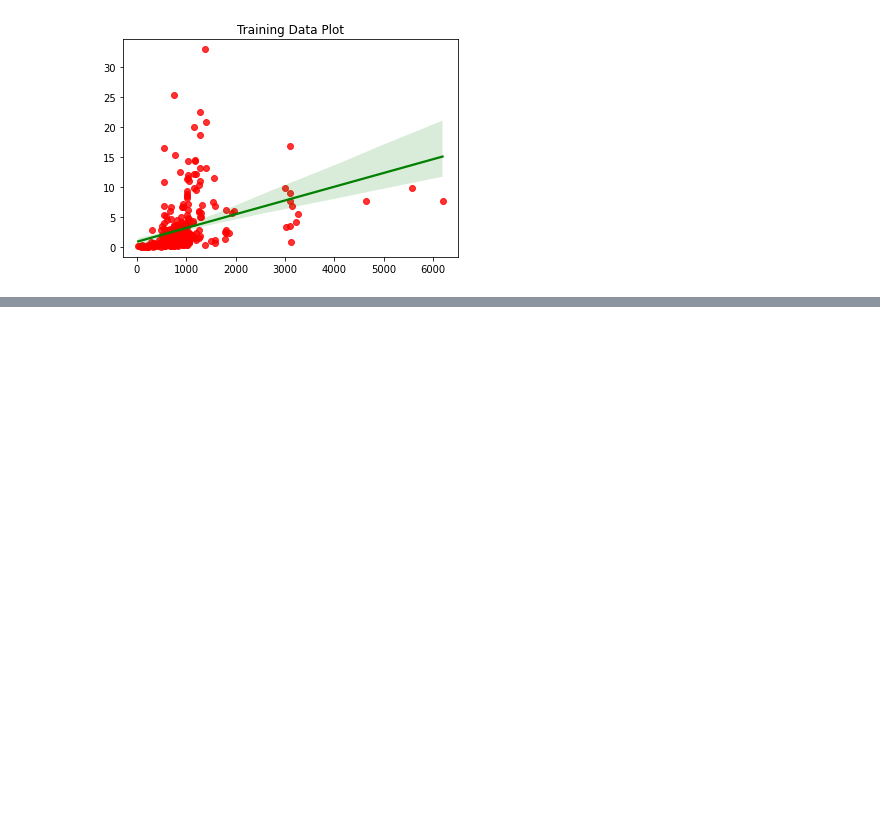
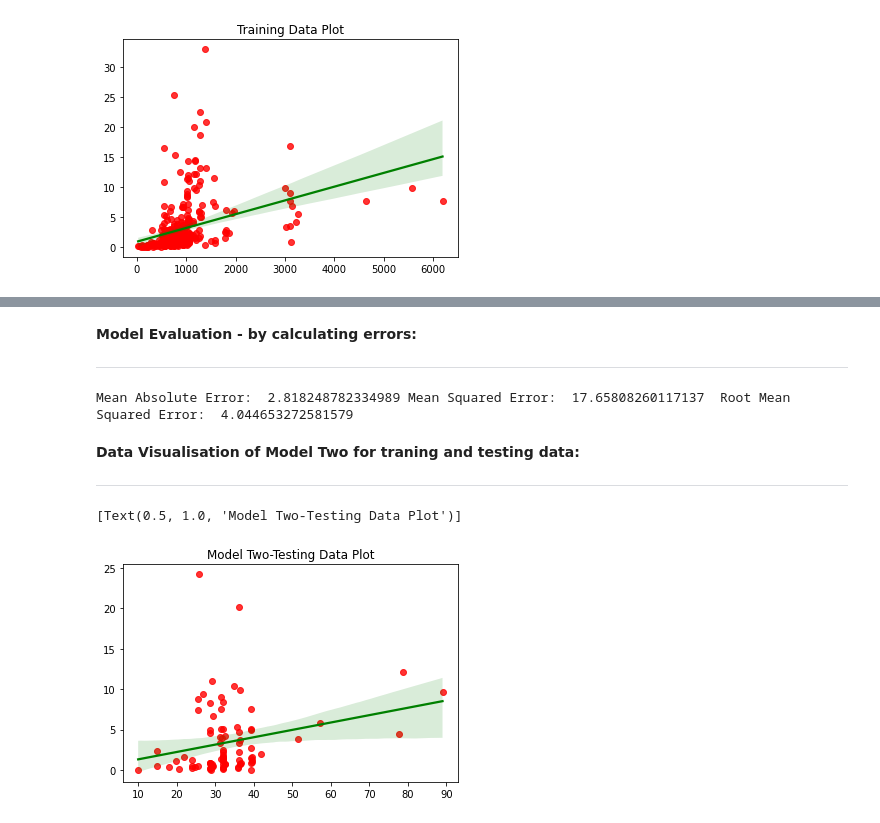
Before and after one commit to Nagmashaik123/Legal-SA, a Jupyter notebook: ShaikAssignment1.ipynb, the cells around one changed output, grey strips where cells are left out. Cells and saved outputs as stored; diff of their text form; code cells hidden in the pictures; blank space fills up the shorter version.

```diff
--- a/ShaikAssignment1.ipynb
+++ b/ShaikAssignment1.ipynb
@@ -232,0 +312,14 @@ It is evident that the values are very approximate to the linear line, which ver
+# %%
+from sklearn.model_selection import train_test_split
+train_data, test_data = train_test_split(monet_df,test_size =0.2,random_state=0)
+# Test data splitting
+test_data_width= test_data['WIDTH'].values
+test_data_width= test_data_width.reshape(-1,1)
+test_data_price=test_data['PRICE'].values
+test_data_price= test_data_price.reshape(-1,1)
+
+# Train data splitting
+train_data_width= train_data['WIDTH'].values
+train_data_width= train_data_width.reshape(-1,1)
+train_data_price=train_data['PRICE'].values
+train_data_price= train_data_price.reshape(-1,1)
@@ -232,0 +365,23 @@ It is evident that the values are very approximate to the linear line, which ver
+# %% [markdown]
+**Model Evaluation - by calculating errors:**
+
+---
+# %%
+from sklearn.metrics import mean_absolute_error
+test_data= test_data_price.flatten()
+absolute_error= mean_absolute_error(test_data,Predicting_values_two)
+sqrd_error=mean_squared_error(test_data,Predicting_values_two)
+mean_sqrd_error= np.sqrt(sqrd_error)
+
+print("Mean Absolute Error: ", absolute_error, "Mean Squared Error: ",sqrd_error, " Root Mean Squared Error: ",mean_sqerd_error)
+# %% [output]
+Mean Absolute Error:  2.818248782334989 Mean Squared Error:  17.65808260117137  Root Mean Squared Error:  4.044653272581579
+# %% [markdown]
+**Data Visualisation of Model Two for traning and testing data:**
+
+---
+# %%
+sns.regplot(test_data_width, test_data_price, scatter_kws={"color": "red"}, line_kws={"color": "green"}).set(title='Model Two-Testing Data Plot')
+# %% [output]
+[Text(0.5, 1.0, 'Model Two-Testing Data Plot')]
+[figure, added]
```
Also changed, not shown: parts of 19 cells of this notebook.
